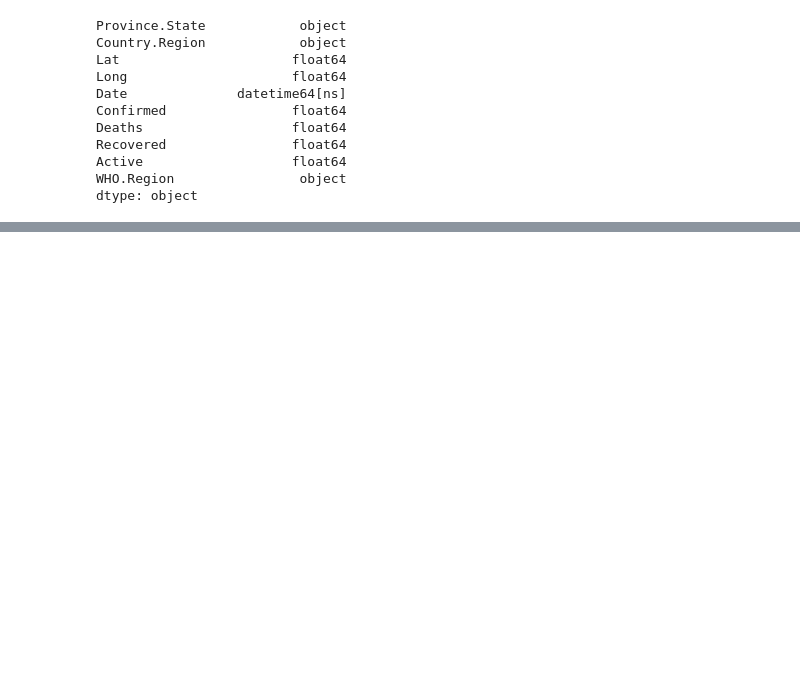
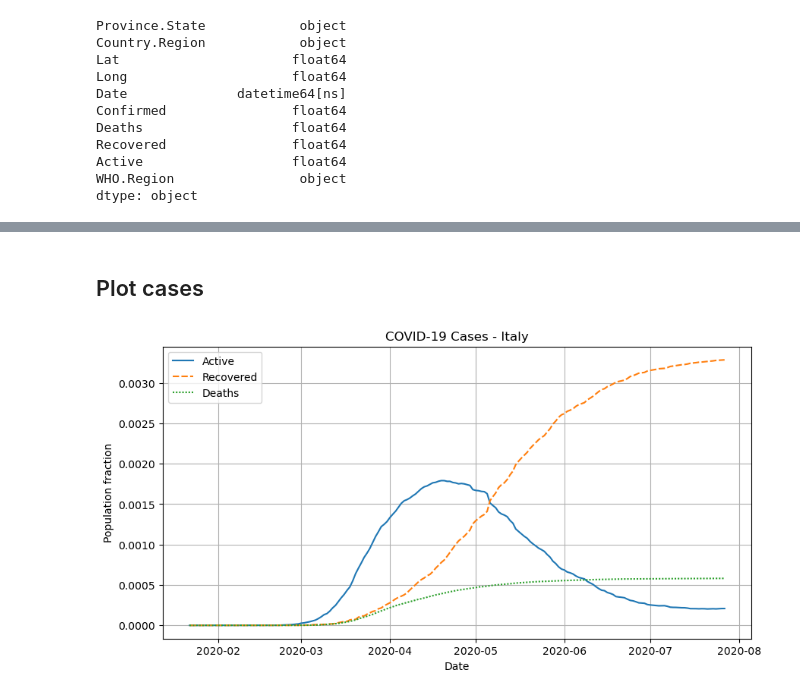
Before and after one commit to npandayVU/covid, a Jupyter notebook: analysis.ipynb, the cells around one changed output, grey strips where cells are left out. Cells and saved outputs as stored; diff of their text form; code cells hidden in the pictures; blank space fills up the shorter version.

```diff
--- a/analysis.ipynb
+++ b/analysis.ipynb
@@ -307,0 +328,16 @@ dtype: object
+# %% [markdown]
+## Plot cases
+# %%
+def plot_cases(df, country):
+    daywise = df[df['Country.Region'] == country][['Date','Active','Recovered','Deaths']]\
+                .set_index('Date')
+    population = pd.read_sql_query(f"""
+                                    SELECT Population FROM worldometer_data
+                                    WHERE "Country.Region" = '{country}';
+                                    """, covid_database).iloc[0, 0]
+    lineplot(daywise / population, title=f'COVID-19 Cases - {country}', xlabel='Date', ylabel='Population fraction')
+
+
+plot_cases(complete, 'Italy')
+# %% [output]
+[figure, added]
```
Also changed, not shown: parts of 4 cells of this notebook.
